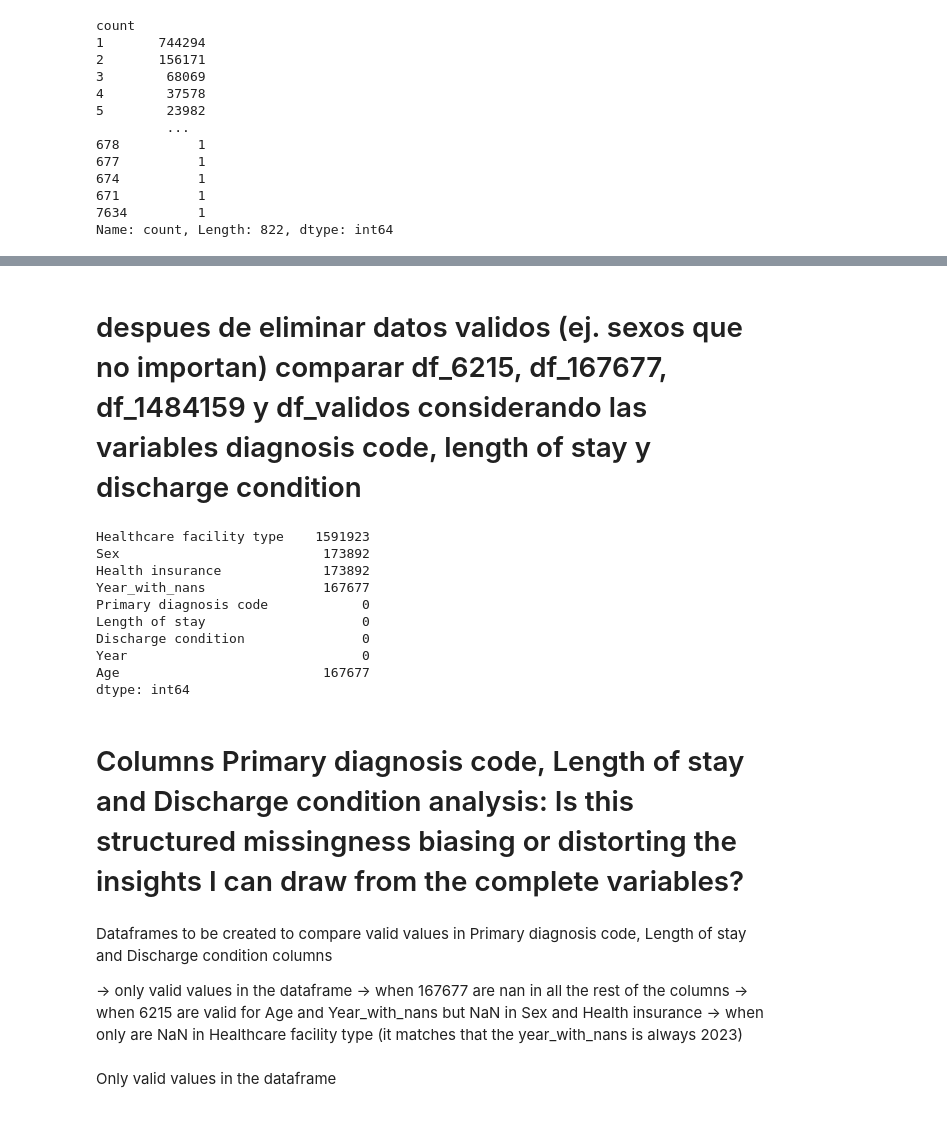
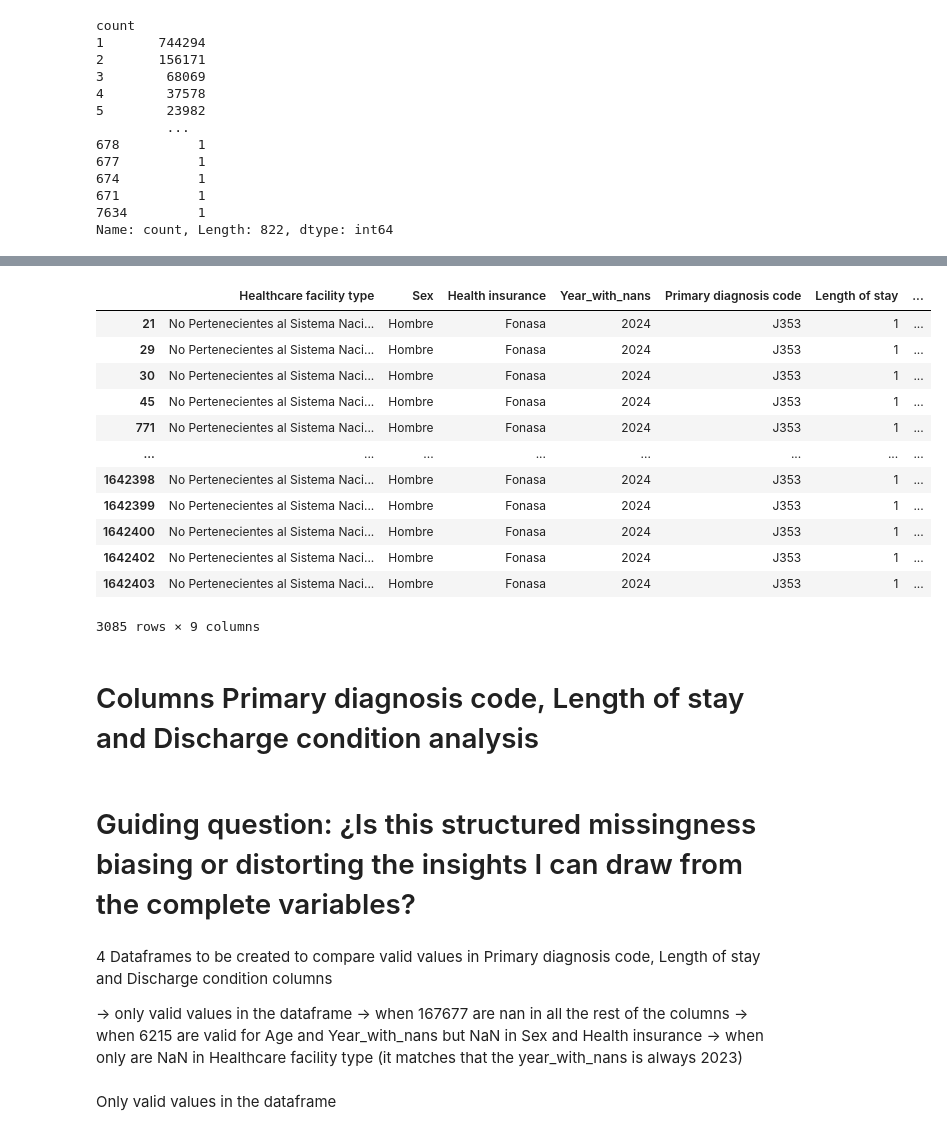
Before and after one commit to mirkopodunavak1996/EDAHospDischarges_Chile2001-2024, a Jupyter notebook: notebooks/Discharges_2021_2024_Cleaning.ipynb, the cells around one changed output, grey strips where cells are left out. Saved outputs shown, nothing was run; the diff lists cells and outputs as text; code cells hidden in the pictures.

```diff
--- a/notebooks/Discharges_2021_2024_Cleaning.ipynb
+++ b/notebooks/Discharges_2021_2024_Cleaning.ipynb
@@ -914,5 +859,8 @@ Name: count, Length: 822, dtype: int64
 # %%
-# Many duplicates are in the birth and they will be deleted as the do not represent a disease or the linked problems are external to the mother
-row_counts = df_duplicates.value_counts()
-rows_x_times = row_counts[row_counts == 671]
-df_duplicates[df_duplicates.apply(tuple, axis=1).isin(rows_x_times.index)]
+# This is a problem reltaed to amygdala. In this case the duplicates show men between 1 to 9 years old in the 2024. The disease it is very common
+# Despite the amount of duplicates for the same row they will not be deleted as they do not neceesarily represent a data entry issue
+
+# Example of 1 row that has 3085 duplicates
+row_counts = df_duplicates.apply(lambda row: tuple(row), axis=1).value_counts()
+rows_x_times = row_counts[row_counts == 3085].index
+df_result = df_duplicates[df_duplicates.apply(lambda row: tuple(row), axis=1).isin(rows_x_times)]
@@ -933,22 +867,25 @@ df_duplicates[df_duplicates.apply(tuple, axis=1).isin(rows_x_times.index)]
-# %% [markdown]
-# despues de eliminar datos validos (ej. sexos que no importan) comparar df_6215, df_167677, df_1484159 y df_validos considerando las variables diagnosis code, length of stay y discharge condition
-# %%
-df.isna().sum()
-# %% [output]
-Healthcare facility type    1591923
-Sex                          173892
-Health insurance             173892
-Year_with_nans               167677
-Primary diagnosis code            0
-Length of stay                    0
-Discharge condition               0
-Year                              0
-Age                          167677
-dtype: int64
+# %%
+df_result
+# %% [output]
+|  | Healthcare facility type | Sex | Health insurance | Year_with_nans | Primary diagnosis code | Length of stay | ... |
+| 21 | No Pertenecientes al Sistema Naci... | Hombre | Fonasa | 2024 | J353 | 1 | ... |
+| 29 | No Pertenecientes al Sistema Naci... | Hombre | Fonasa | 2024 | J353 | 1 | ... |
+| 30 | No Pertenecientes al Sistema Naci... | Hombre | Fonasa | 2024 | J353 | 1 | ... |
+| 45 | No Pertenecientes al Sistema Naci... | Hombre | Fonasa | 2024 | J353 | 1 | ... |
+| 771 | No Pertenecientes al Sistema Naci... | Hombre | Fonasa | 2024 | J353 | 1 | ... |
+| ... | ... | ... | ... | ... | ... | ... | ... |
+| 1642398 | No Pertenecientes al Sistema Naci... | Hombre | Fonasa | 2024 | J353 | 1 | ... |
+| 1642399 | No Pertenecientes al Sistema Naci... | Hombre | Fonasa | 2024 | J353 | 1 | ... |
+| 1642400 | No Pertenecientes al Sistema Naci... | Hombre | Fonasa | 2024 | J353 | 1 | ... |
+| 1642402 | No Pertenecientes al Sistema Naci... | Hombre | Fonasa | 2024 | J353 | 1 | ... |
+| 1642403 | No Pertenecientes al Sistema Naci... | Hombre | Fonasa | 2024 | J353 | 1 | ... |
+3085 rows × 9 columns
 # %% [markdown]
-# Columns Primary diagnosis code, Length of stay and Discharge condition analysis: Is this structured missingness biasing or distorting the insights I can draw from the complete variables?
+# Columns Primary diagnosis code, Length of stay and Discharge condition analysis
+# %% [markdown]
+# Guiding question: ¿Is this structured missingness biasing or distorting the insights I can draw from the complete variables?
 # %% [markdown]
-Dataframes to be created to compare valid values in Primary diagnosis code, Length of stay and Discharge condition columns
+4 Dataframes to be created to compare valid values in Primary diagnosis code, Length of stay and Discharge condition columns
 
 -> only valid values in the dataframe
 -> when 167677 are nan in all the rest of the columns
```
Also changed, not shown: parts of 79 cells of this notebook.
